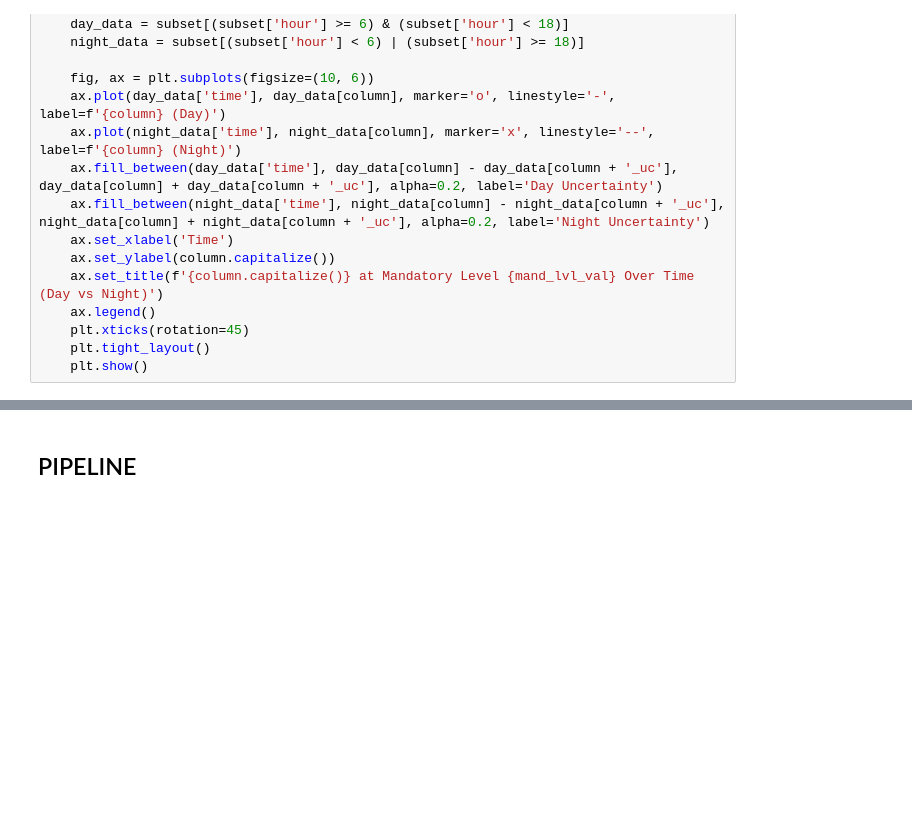
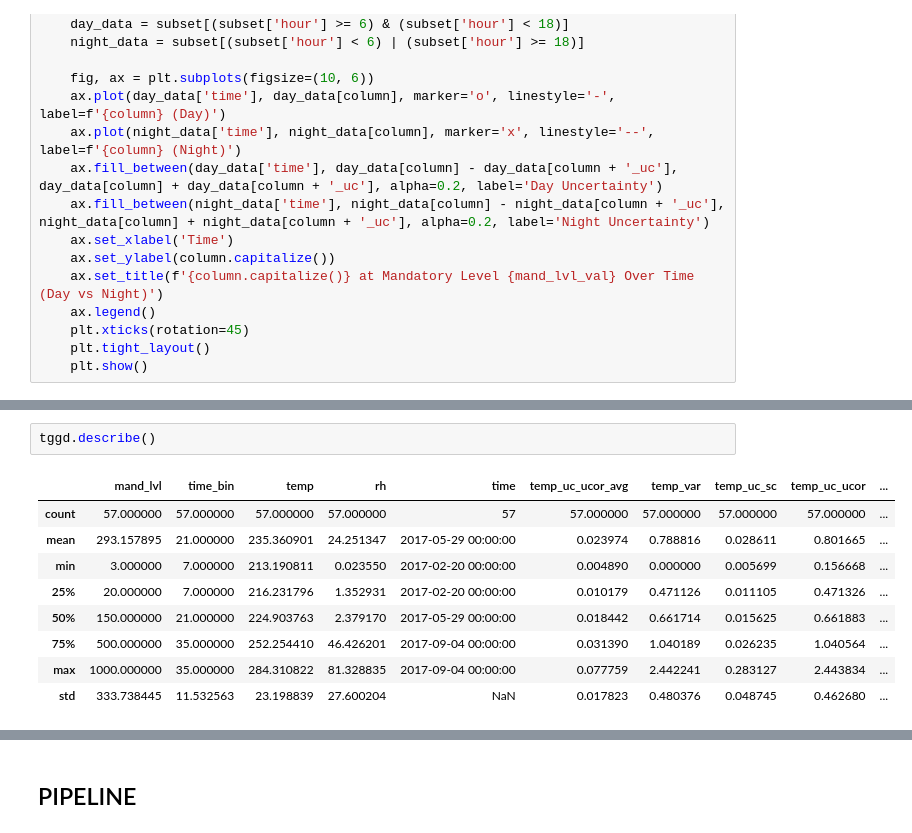
Before and after one commit to TommasoLocatelli/GRUAN_EDA, a Jupyter notebook: code_examples/demo090625.ipynb, the cells around one changed output, grey strips where cells are left out. Saved outputs shown, nothing was run; the diff lists cells and outputs as text; blank space fills up the shorter version.

```diff
--- a/code_examples/demo090625.ipynb
+++ b/code_examples/demo090625.ipynb
@@ -239,0 +252,12 @@ for column in target_columns:
+# %%
+tggd.describe()
+# %% [output]
+|  | mand_lvl | time_bin | temp | rh | time | temp_uc_ucor_avg | temp_var | temp_uc_sc | temp_uc_ucor | ... |
+| count | 57.000000 | 57.000000 | 57.000000 | 57.000000 | 57 | 57.000000 | 57.000000 | 57.000000 | 57.000000 | ... |
+| mean | 293.157895 | 21.000000 | 235.360901 | 24.251347 | 2017-05-29 00:00:00 | 0.023974 | 0.788816 | 0.028611 | 0.801665 | ... |
+| min | 3.000000 | 7.000000 | 213.190811 | 0.023550 | 2017-02-20 00:00:00 | 0.004890 | 0.000000 | 0.005699 | 0.156668 | ... |
+| 25% | 20.000000 | 7.000000 | 216.231796 | 1.352931 | 2017-02-20 00:00:00 | 0.010179 | 0.471126 | 0.011105 | 0.471326 | ... |
+| 50% | 150.000000 | 21.000000 | 224.903763 | 2.379170 | 2017-05-29 00:00:00 | 0.018442 | 0.661714 | 0.015625 | 0.661883 | ... |
+| 75% | 500.000000 | 35.000000 | 252.254410 | 46.426201 | 2017-09-04 00:00:00 | 0.031390 | 1.040189 | 0.026235 | 1.040564 | ... |
+| max | 1000.000000 | 35.000000 | 284.310822 | 81.328835 | 2017-09-04 00:00:00 | 0.077759 | 2.442241 | 0.283127 | 2.443834 | ... |
+| std | 333.738445 | 11.532563 | 23.198839 | 27.600204 | NaN | 0.017823 | 0.480376 | 0.048745 | 0.462680 | ... |
```
Also changed, not shown: parts of 5 cells of this notebook.
